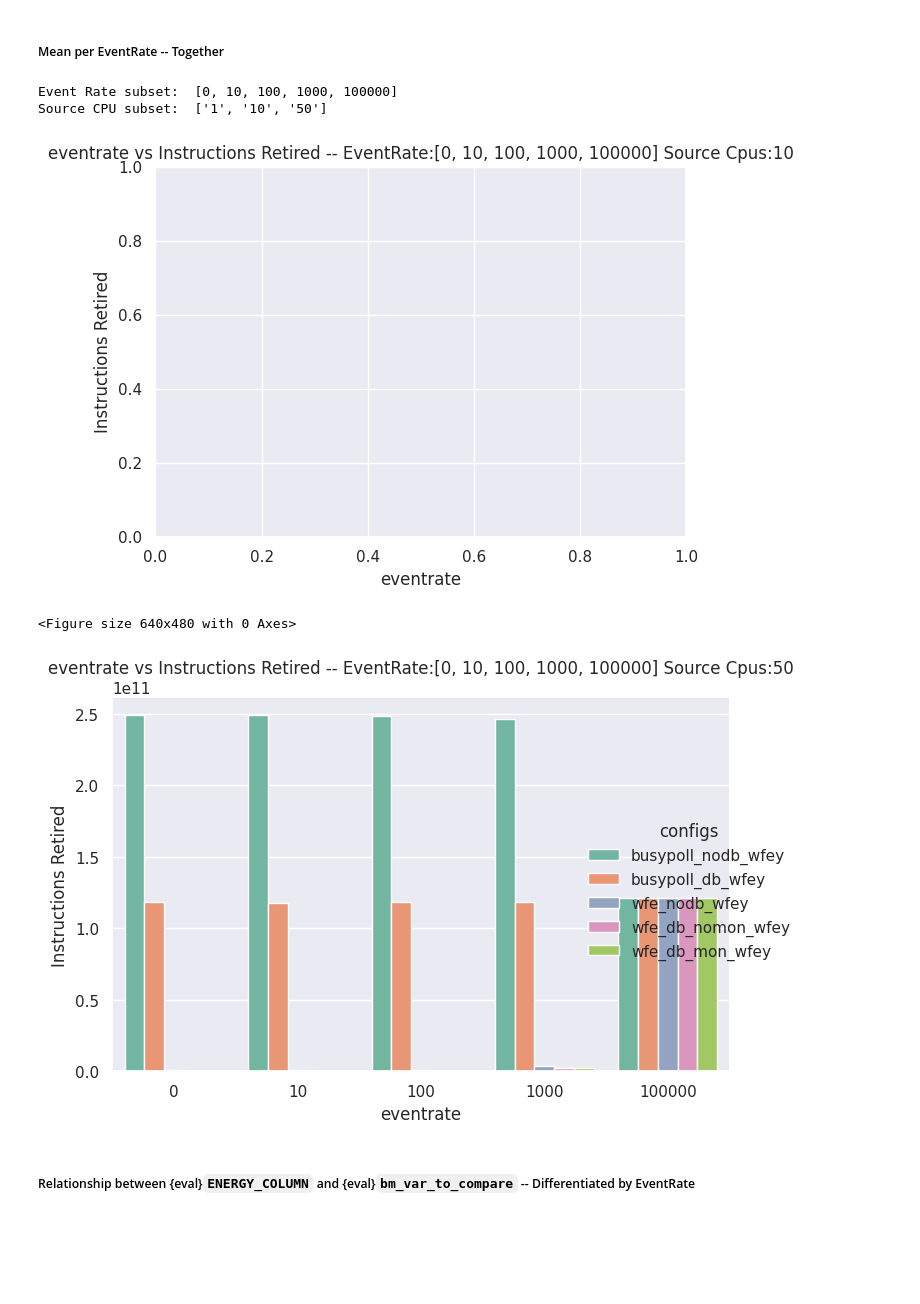
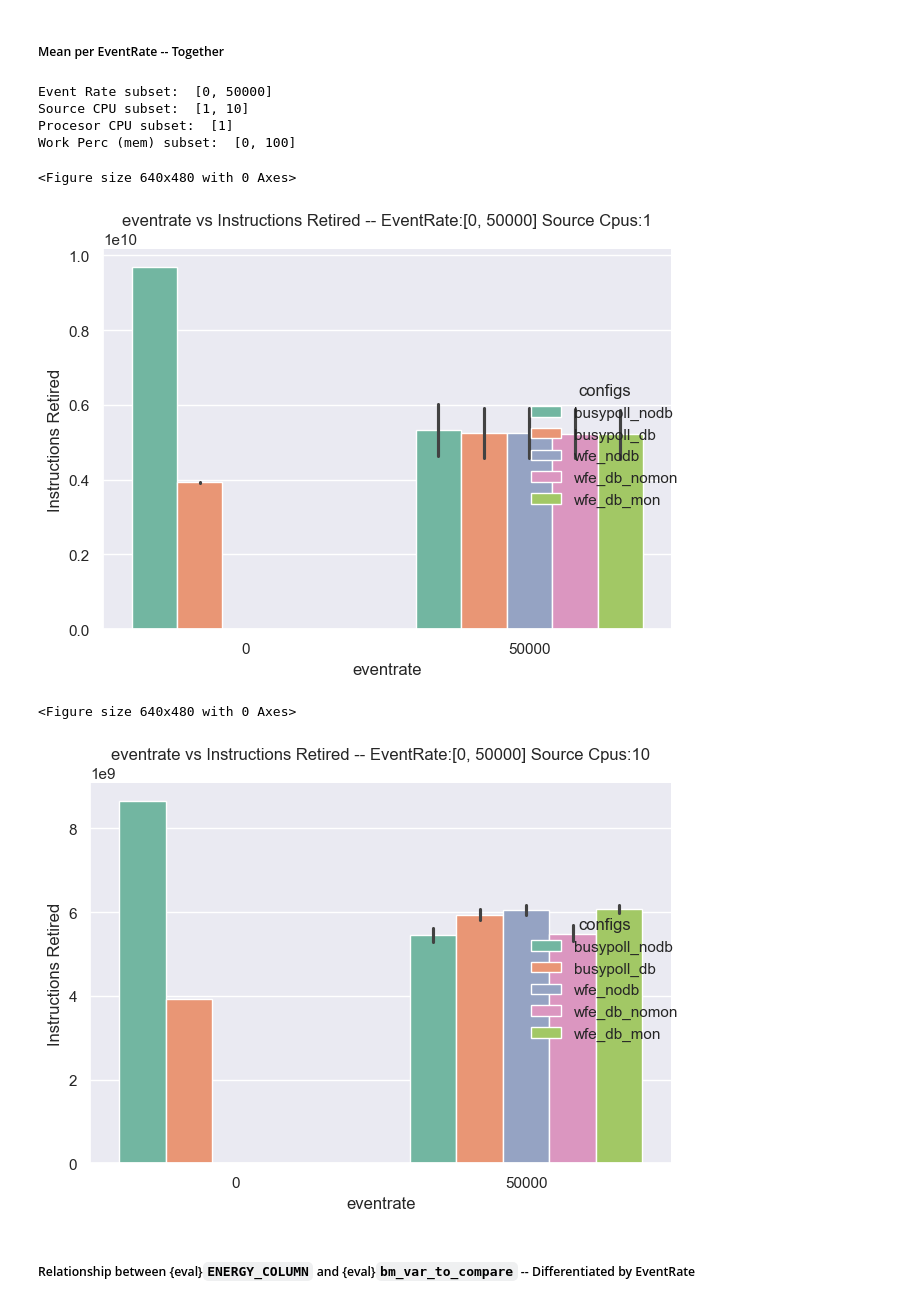
Before and after one commit to jappavoo/wfey, a Jupyter notebook: notebooks/wfey_sweep-wModule.ipynb, the cells around one changed output. Saved outputs shown, nothing was run; the diff lists cells and outputs as text; code cells hidden in the pictures; blank space fills up the shorter version.

Commit message:
feat(notebooks): removes unnecessary graphs and cleans up existing ones

```diff
--- a/notebooks/wfey_sweep-wModule.ipynb
+++ b/notebooks/wfey_sweep-wModule.ipynb
@@ -56,21 +26,0 @@ all columns:  Index(['KEY', 'configs', 'eventrate', 'eventprocCPUs', 'sourceCPUs
-# %%
-sns.set_palette("Paired")
-pd.options.mode.chained_assignment = None
-
-eventsubset=[0, 10, 100, 1000, 100000]
-#eventsubset=[0, 50000]
-sourceCPUsubset=["1", "10", "50"]
-#sourceCPUsubset=["1"]
-
-bm_var_to_compare = 'Instructions Retired'
-ENERGY_COLUMN='Energy Diff'
-
-def return_df(df):
-    print("Event Rate subset: ", eventsubset)
-    print("Source CPU subset: ", sourceCPUsubset)
-    return df[ (df['eventrate'].isin(eventsubset)) & (df['sourceCPUs'].isin(sourceCPUsubset))].copy()
-
-def return_config_set(df, event, scpu):
-    return ( df[ (df['eventrate'] == event) & (df['sourceCPUs'] == scpu)] )
-
-df_used = return_df(bm_output)
@@ -167,13 +166,16 @@ Source CPU subset:  ['1', '10', '50']
 # %% [markdown]
 ##### Mean per EventRate -- Together
 # %%
-graph_across_source_cpus(bm_perf_output_flat_raw, sourceCPUsubset, eventsubset, 'eventrate', bm_var_to_compare, "bar")
+graph_across_source_cpus(bm_perf_latency_output_flat, sourceCPUsubset, eventsubset, 'eventrate', bm_var_to_compare, "bar")
 # %% [output]
-Event Rate subset:  [0, 10, 100, 1000, 100000]
-Source CPU subset:  ['1', '10', '50']
+Event Rate subset:  [0, 50000]
+Source CPU subset:  [1, 10]
+Procesor CPU subset:  [1]
+Work Perc (mem) subset:  [0, 100]
+<Figure size 640x480 with 0 Axes>
-[figure, old version]
+[figure, new version]
-<Figure size 640x480 with 0 Axes>
+<Figure size 640x480 with 0 Axes>
-[figure, old version]
+[figure, new version]
 # %% [markdown]
 ##### Relationship between {eval}`ENERGY_COLUMN` and {eval}`bm_var_to_compare` -- Differentiated by EventRate
 # %%
```
Also changed, not shown: parts of 23 cells of this notebook, 2 other files.
